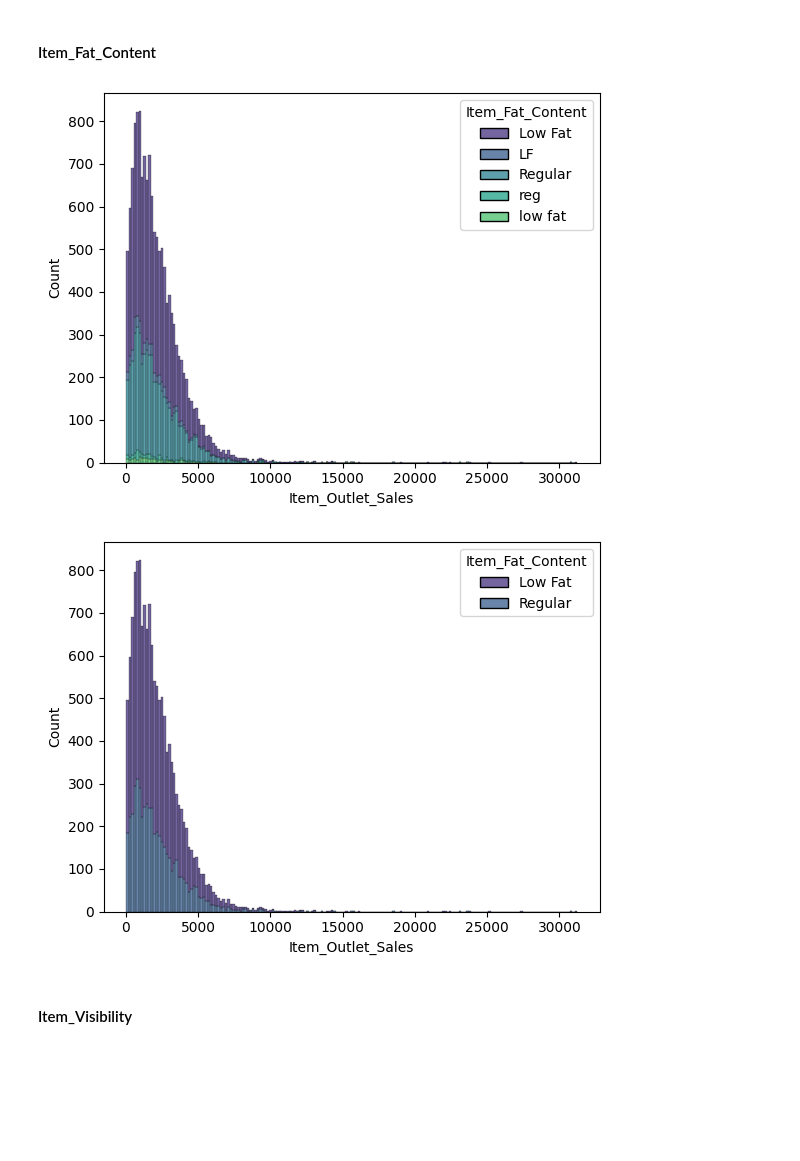
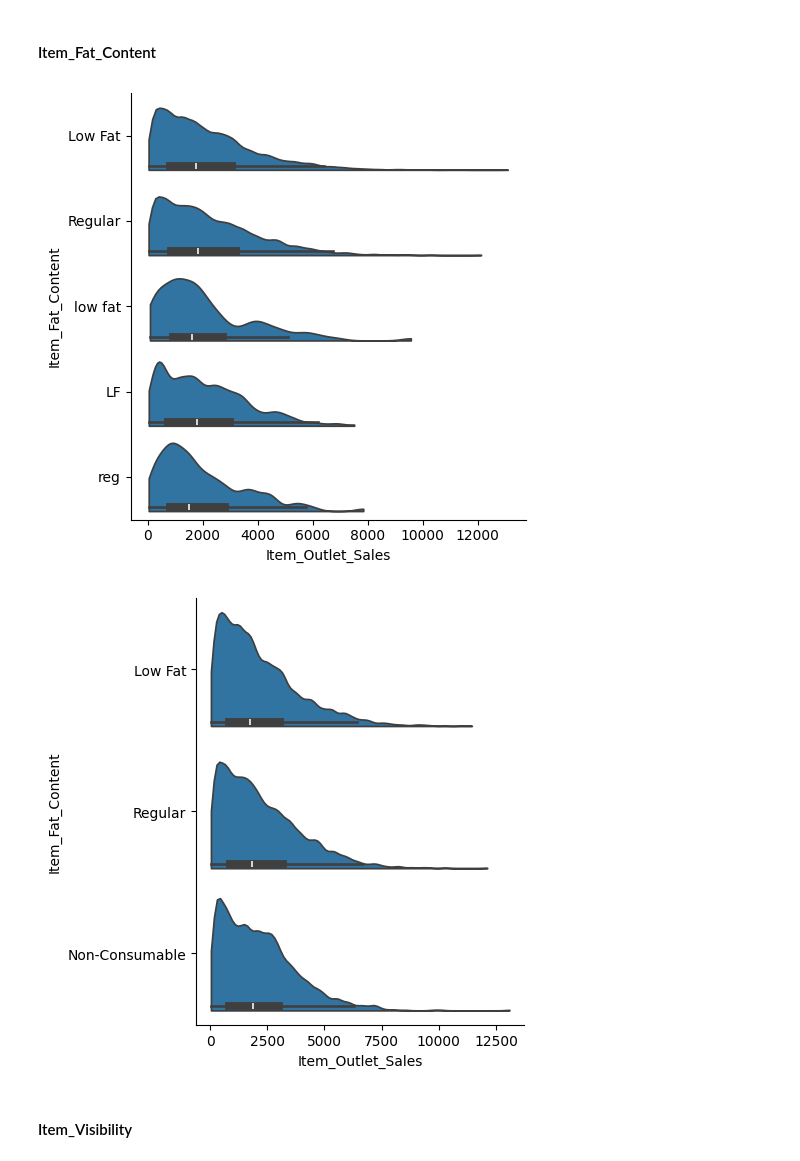
Before and after one commit to OMarchevska/sales-prediction, a Jupyter notebook: Big_Sales_Prediction.ipynb, the cells around one changed output. Saved outputs shown, nothing was run; the diff lists cells and outputs as text; code cells hidden in the pictures; blank space fills up the shorter version.

```diff
--- a/Big_Sales_Prediction.ipynb
+++ b/Big_Sales_Prediction.ipynb
@@ -133,0 +134,6 @@ Item identifiers sample:
+# %%
+# group items by first 3 letters in order to reduce the number of categories
+grouped = data["Item_Identifier"].groupby(data['Item_Identifier'].str[:3])
+# add new column
+data["Item_Identifier_trunc"] = data["Item_Identifier"].str[:3]
+grouped.nunique()
@@ -171,8 +226,18 @@ plt.show()
 # %%
 # compute median and mean item weights by item identifier and item type
-replace_dict_id = data.groupby("Item_Identifier")["Item_Weight"].agg(["mean", "median"]).to_dict()
-replace_dict_type = data.groupby("Item_Type")["Item_Weight"].agg(["mean", "median"]).to_dict()
+fillna_id = data.groupby("Item_Identifier")["Item_Weight"].agg(["mean", "median"]).to_dict()
+fillna_type = data.groupby("Item_Type")["Item_Weight"].agg(["mean", "median"]).to_dict()
 # items median weights distribution grouped by item identifier
-sns.histplot(replace_dict_id["mean"].values())
+# apply log transformation to the target feature
+_, ax = plt.subplots(1, 2, figsize=(8, 4))
+ax[0].hist(fillna_id["median"].values(), edgecolor="black")
+ax[1].hist(fillna_type["median"].values(), edgecolor="black")
+ax[0].set_title("Median Item Weight by its Identifier")
+ax[1].set_title("Median Item Weight by its Type")
+ax[0].set_xlabel("Item Weight")
+ax[1].set_xlabel("Item Weight")
+ax[0].set_ylabel("Count")
+ax[1].set_ylabel("Count")
+plt.tight_layout()
 plt.show()
 # %% [output]
@@ -180,4 +245,4 @@ plt.show()
 # %%
-data["Item_Weight_filled_by_type"] = data["Item_Weight"].fillna(data["Item_Type"].map(replace_dict_type["mean"]))
-data["Item_Weight_filled_by_id"] = data["Item_Weight"].fillna(data["Item_Identifier"].map(replace_dict_id["mean"]))
+data["Item_Weight_filled_by_type"] = data["Item_Weight"].fillna(data["Item_Type"].map(fillna_type["median"]))
+data["Item_Weight_filled_by_id"] = data["Item_Weight"].fillna(data["Item_Identifier"].map(fillna_id["median"]))
 # %%
@@ -197,16 +259,20 @@ plt.show()
 # %% [markdown]
 #### Item_Fat_Content
 # %%
-sns.histplot(hue="Item_Fat_Content", x="Item_Outlet_Sales", multiple="stack", data=data)
+sns.catplot(y="Item_Fat_Content", x="Item_Outlet_Sales", kind="violin", bw_adjust=.5, cut=0, split=True, data=data)
 plt.show()
 # %% [output]
-[figure, old version]
+[figure, new version]
+# %%
+# replace fat content category for non-consumable products
+data.loc[(data["Item_Identifier"].str[:2] == "NC"), "Item_Fat_Content"] = "Non-Consumable"
 # %%
+# update other fat content categories to ensure consistency
 data["Item_Fat_Content"] = data.loc[:, "Item_Fat_Content"].replace({"LF": "Low Fat", "low fat": "Low Fat", "reg": "Regular"})
-sns.histplot(hue="Item_Fat_Content", x="Item_Outlet_Sales", multiple="stack", data=data)
+sns.catplot(y="Item_Fat_Content", x="Item_Outlet_Sales", kind="violin", bw_adjust=.5, cut=0, split=True, data=data)
 plt.show()
 # %% [output]
-[figure, old version]
+[figure, new version]
 # %% [markdown]
 #### Item_Visibility
 # %%
```
Also changed, not shown: parts of 65 cells of this notebook.
